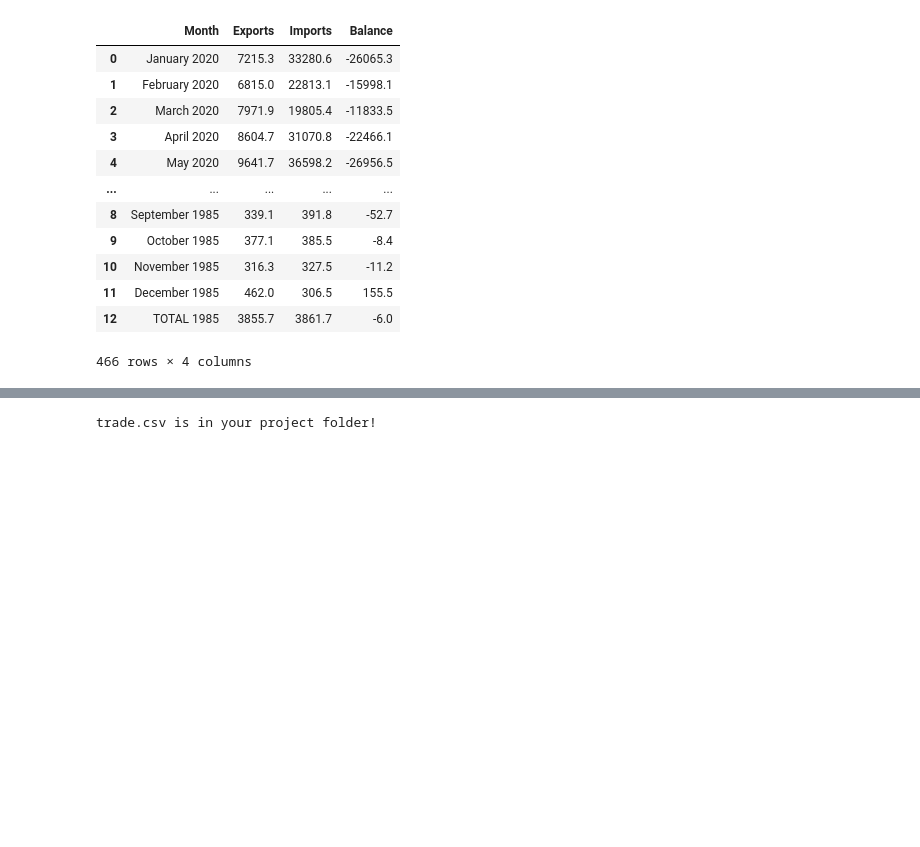
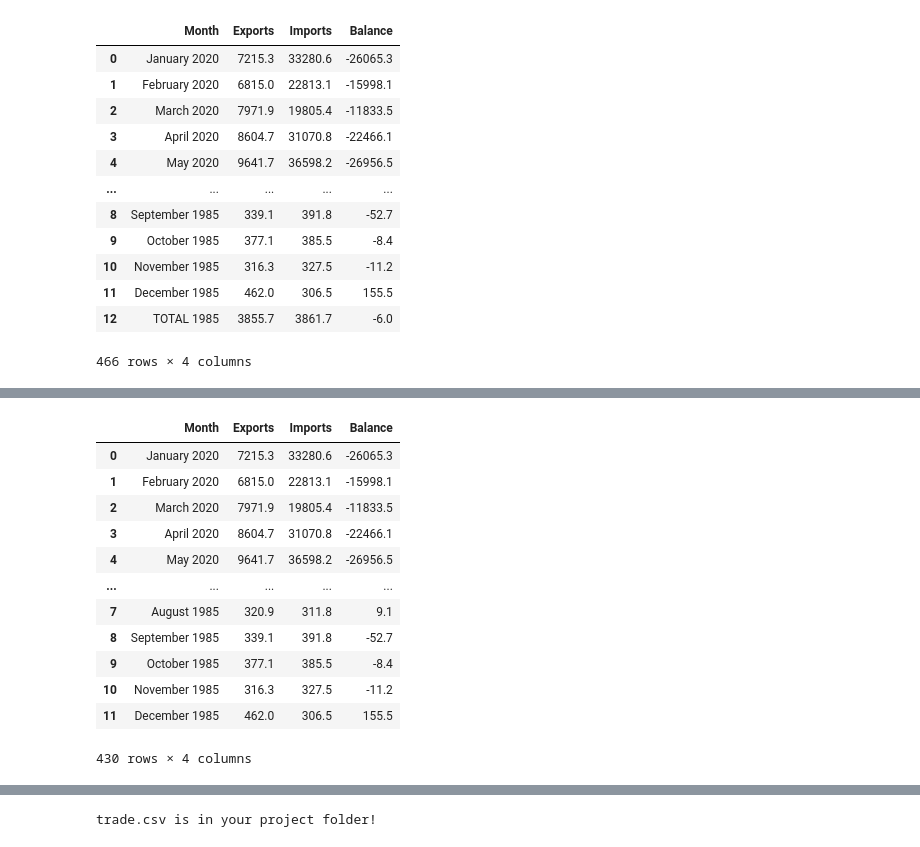
Before and after one commit to baidiwang/US-China, a Jupyter notebook: foreign-trade-scrape.ipynb, the cells around one changed output, grey strips where cells are left out. Saved outputs shown, nothing was run; the diff lists cells and outputs as text; code cells hidden in the pictures; blank space fills up the shorter version.

```diff
--- a/foreign-trade-scrape.ipynb
+++ b/foreign-trade-scrape.ipynb
@@ -128,0 +168,16 @@ df.iloc[filtered.index.tolist()]
+# %%
+df_nototal
+# %% [output]
+|  | Month | Exports | Imports | Balance |
+| 0 | January 2020 | 7215.3 | 33280.6 | -26065.3 |
+| 1 | February 2020 | 6815.0 | 22813.1 | -15998.1 |
+| 2 | March 2020 | 7971.9 | 19805.4 | -11833.5 |
+| 3 | April 2020 | 8604.7 | 31070.8 | -22466.1 |
+| 4 | May 2020 | 9641.7 | 36598.2 | -26956.5 |
+| ... | ... | ... | ... | ... |
+| 7 | August 1985 | 320.9 | 311.8 | 9.1 |
+| 8 | September 1985 | 339.1 | 391.8 | -52.7 |
+| 9 | October 1985 | 377.1 | 385.5 | -8.4 |
+| 10 | November 1985 | 316.3 | 327.5 | -11.2 |
+| 11 | December 1985 | 462.0 | 306.5 | 155.5 |
+430 rows × 4 columns
```
Also changed, not shown: parts of 11 cells of this notebook, 23 other files.
